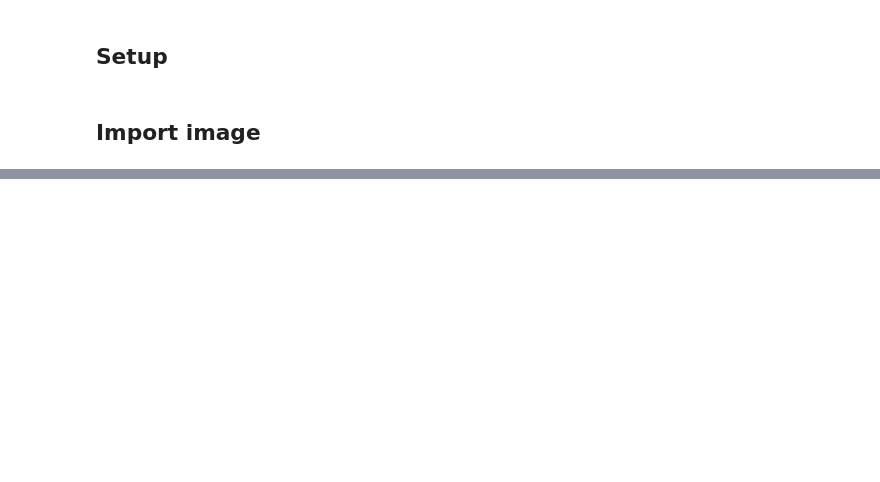
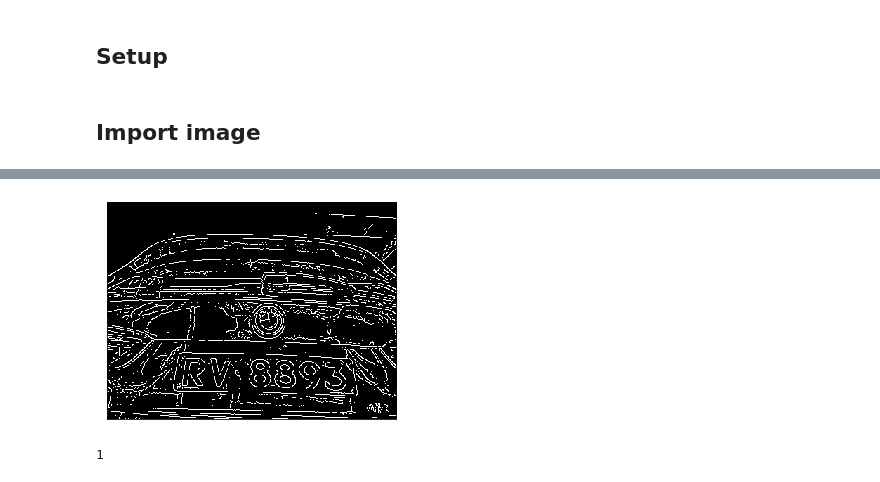
Before and after one commit to elise-ng/FYP_SmartCarPark, a Jupyter notebook: cv/plate_detection.ipynb, the cells around one changed output, grey strips where cells are left out. Cells and saved outputs as stored; diff of their text form; code cells hidden in the pictures; blank space fills up the shorter version.

```diff
--- a/cv/plate_detection.ipynb
+++ b/cv/plate_detection.ipynb
@@ -36,0 +29,13 @@ plt.show()
+# %%
+threshold_min = 200
+ratio_min_max = 1
+bw_canny = cv2.Canny(bw_blur, threshold_min, threshold_min*ratio_min_max, apertureSize=5)
+plt.imshow(bw_canny, cmap = 'gray', )
+_ = plt.xticks([]), plt.yticks([])
+# %% [output]
+[figure, added]
+# %%
+lines = cv2.HoughLinesP(bw_canny, 1, np.pi/180, 70, minLineLength=30, maxLineGap=10)[0]
+len(lines)
+# %% [output]
+1
```
Also changed, not shown: parts of 9 cells of this notebook.
